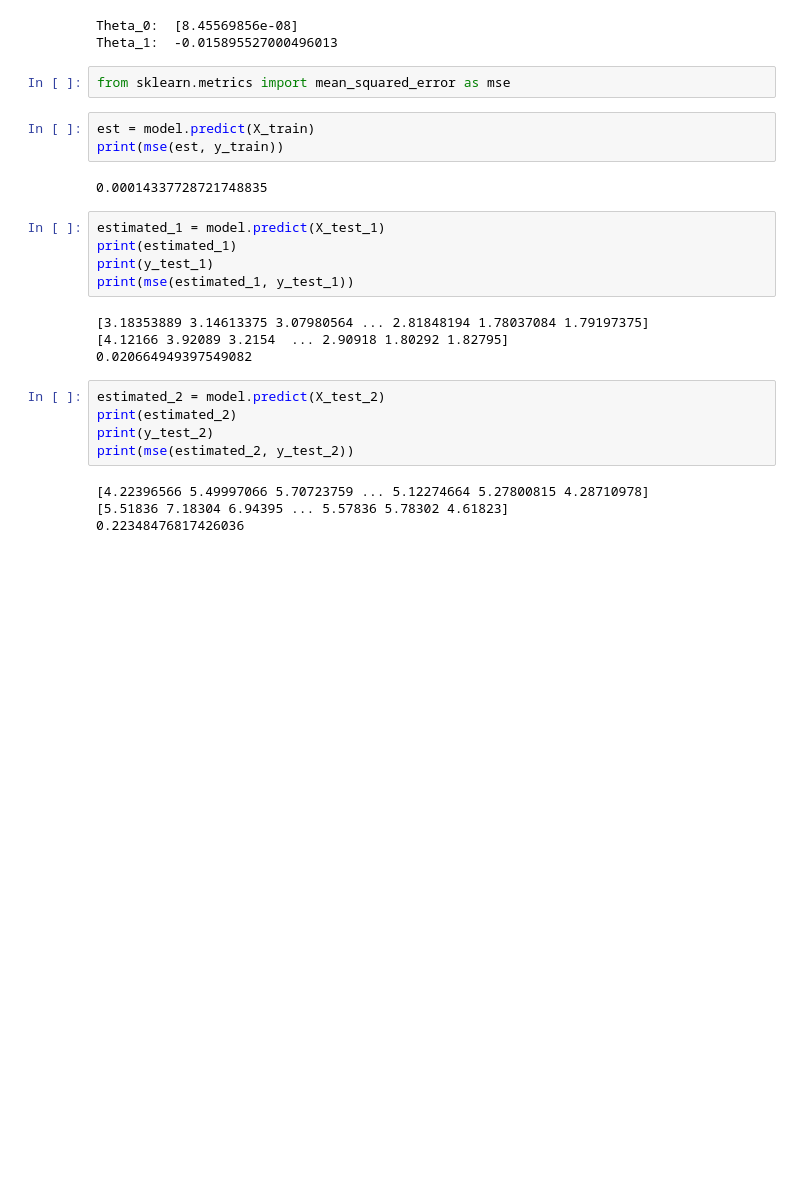
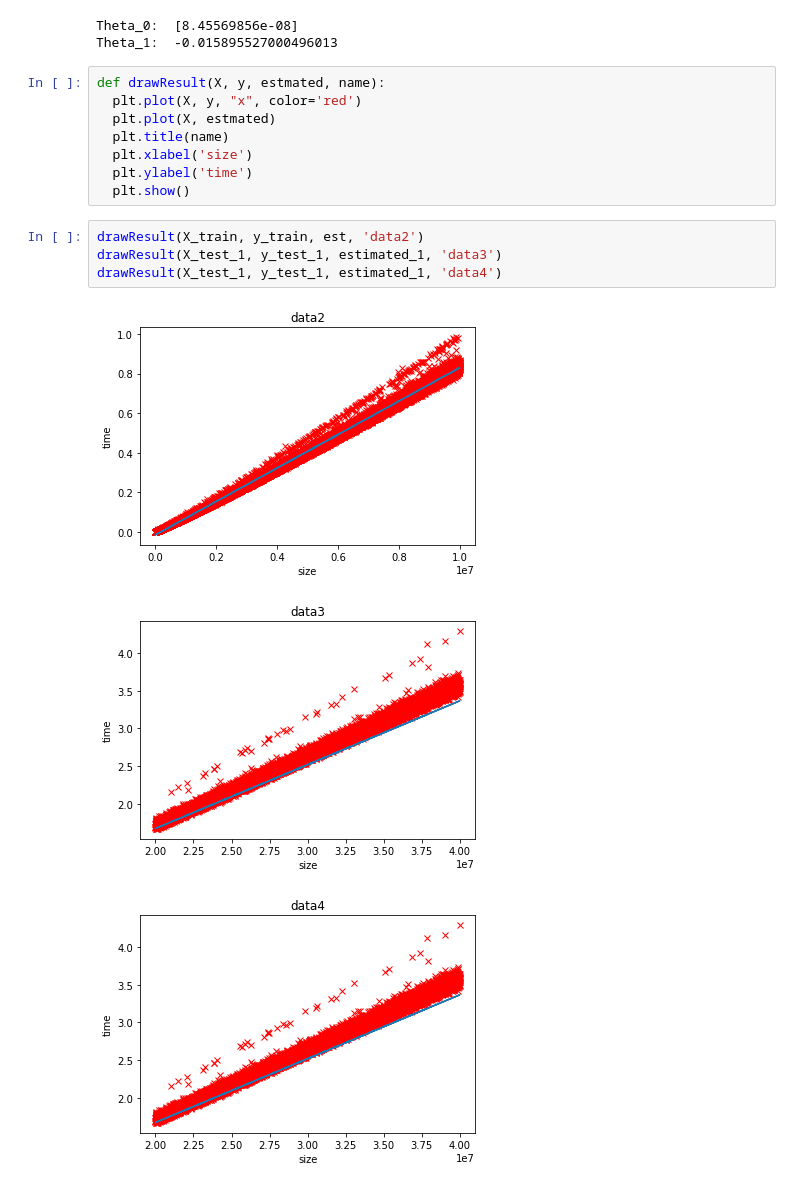
Before and after one commit to phutaekwondo/CS114.L21, a Jupyter notebook: BT_colab_so_2.ipynb, the cells around one changed output. Saved outputs shown, nothing was run; the diff lists cells and outputs as text; blank space fills up the shorter version.

```diff
--- a/BT_colab_so_2.ipynb
+++ b/BT_colab_so_2.ipynb
@@ -51,28 +69,19 @@ print('Theta_1: ', model.intercept_)
 # %% [output]
 Theta_0:  [8.45569856e-08]
 Theta_1:  -0.015895527000496013
-# %%
-from sklearn.metrics import mean_squared_error as mse
-# %%
-est = model.predict(X_train)
-print(mse(est, y_train))
-# %% [output]
-0.00014337728721748835
-# %%
-estimated_1 = model.predict(X_test_1)
-print(estimated_1)
-print(y_test_1)
-print(mse(estimated_1, y_test_1))
-# %% [output]
-[3.18353889 3.14613375 3.07980564 ... 2.81848194 1.78037084 1.79197375]
-[4.12166 3.92089 3.2154  ... 2.90918 1.80292 1.82795]
-0.020664949397549082
-# %%
-estimated_2 = model.predict(X_test_2)
-print(estimated_2)
-print(y_test_2)
-print(mse(estimated_2, y_test_2))
-# %% [output]
-[4.22396566 5.49997066 5.70723759 ... 5.12274664 5.27800815 4.28710978]
-[5.51836 7.18304 6.94395 ... 5.57836 5.78302 4.61823]
-0.22348476817426036
+# %%
+def drawResult(X, y, estmated, name):
+  plt.plot(X, y, "x", color='red')
+  plt.plot(X, estmated)
+  plt.title(name)
+  plt.xlabel('size')
+  plt.ylabel('time')
+  plt.show()
+# %%
+drawResult(X_train, y_train, est, 'data2')
+drawResult(X_test_1, y_test_1, estimated_1, 'data3')
+drawResult(X_test_1, y_test_1, estimated_1, 'data4')
+# %% [output]
+[figure, added]
+[figure, added]
+[figure, added]
```
Also changed, not shown: parts of 1 cell of this notebook.
